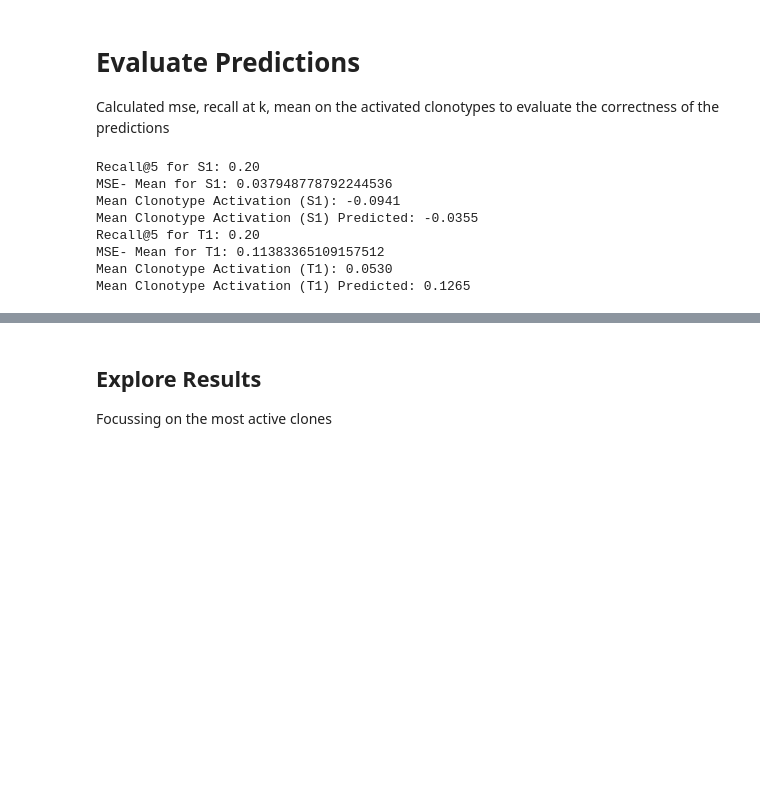
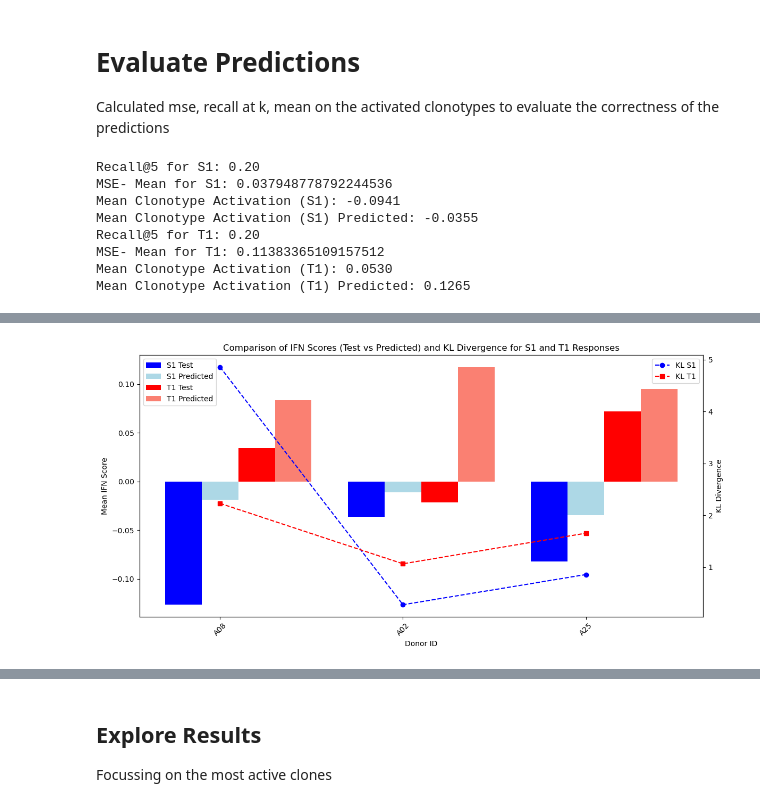
Before and after one commit to SchubertLab/VaccineSimulator, a Jupyter notebook: notebooks/model_notebooks/pipeline_donor.ipynb, the cells around one changed output, grey strips where cells are left out. Drawn from its saved outputs; the diff is of its cells as text; code cells hidden in the pictures; blank space fills up the shorter version.

```diff
--- a/notebooks/model_notebooks/pipeline_donor.ipynb
+++ b/notebooks/model_notebooks/pipeline_donor.ipynb
@@ -453,0 +652,90 @@ Mean Clonotype Activation (T1) Predicted: 0.1265
+# %%
+# Check if necessary variables are defined before proceeding
+try:
+    donor_ids
+    clonotype_to_donor
+    unique_clonotypes
+    X_aggregated
+    y_s1_aggregated
+    y_t1_aggregated
+    model_s1
+    model_t1
+    gbr_s1
+    gbr_t1
+except NameError as e:
+    raise ValueError(f"Missing required data: {e}")
+
+# Collect IFN scores (test and predicted) for each donor
+ifn_s1_test = []
+ifn_s1_pred = []
+ifn_t1_test = []
+ifn_t1_pred = []
+
+# Collect KL divergence values for each donor
+kl_s1 = []
+kl_t1 = []
+
+for donor in donor_ids:
+    # Get the indices of the clonotypes associated with the current donor
+    donor_clonotypes = [clone for clone, donor_id in clonotype_to_donor.items() if donor_id == donor]
+
+    # Get the feature and target data for the current donor's clonotypes
+    donor_mask = np.isin(unique_clonotypes, donor_clonotypes)
+    X_donor_test = X_aggregated[donor_mask]
+    y_s1_donor_test = y_s1_aggregated[donor_mask]
+    y_t1_donor_test = y_t1_aggregated[donor_mask]
+
+    # Predict responses using the model for this donor
+    y_s1_pred_donor = model_s1.predict(X_donor_test)
+    y_t1_pred_donor = model_t1.predict(X_donor_test)
+
+    # Compute IFN scores as the mean of test and predicted responses
+    ifn_s1_test.append(np.mean(y_s1_donor_test))
+    ifn_s1_pred.append(np.mean(y_s1_pred_donor))
+    ifn_t1_test.append(np.mean(y_t1_donor_test))
+    ifn_t1_pred.append(np.mean(y_t1_pred_donor))
+
+    # Compute KL divergence values
+    mu_s1_1 = torch.tensor(y_s1_donor_test.mean())
+    logvar_s1_1 = torch.tensor(np.log(np.var(y_s1_donor_test) + 1e-6))
+    mu_s1_2 = torch.tensor(y_s1_pred_donor.mean())
+    logvar_s1_2 = torch.tensor(np.log(np.var(y_s1_pred_donor) + 1e-6))
+
+    kl_s1.append(general_kl_loss(mu_s1_1, logvar_s1_1, mu_s1_2, logvar_s1_2).item())
+
+    mu_t1_1 = torch.tensor(y_t1_donor_test.mean())
+    logvar_t1_1 = torch.tensor(np.log(np.var(y_t1_donor_test) + 1e-6))
+    mu_t1_2 = torch.tensor(y_t1_pred_donor.mean())
+    logvar_t1_2 = torch.tensor(np.log(np.var(y_t1_pred_donor) + 1e-6))
+
+    kl_t1.append(general_kl_loss(mu_t1_1, logvar_t1_1, mu_t1_2, logvar_t1_2).item())
+
+# Plotting IFN scores with KL divergence overlay
+fig, ax1 = plt.subplots(figsize=(12, 6))
+x = np.arange(len(donor_ids))
+
+# Bar plot for IFN scores
+ax1.bar(x - 0.2, ifn_s1_test, width=0.2, label="S1 Test", color="blue")
+ax1.bar(x, ifn_s1_pred, width=0.2, label="S1 Predicted", color="lightblue")
+ax1.bar(x + 0.2, ifn_t1_test, width=0.2, label="T1 Test", color="red")
+ax1.bar(x + 0.4, ifn_t1_pred, width=0.2, label="T1 Predicted", color="salmon")
+
+ax1.set_xlabel("Donor ID")
+ax1.set_ylabel("Mean IFN Score")
+ax1.set_xticks(x)
+ax1.set_xticklabels(donor_ids, rotation=45)
+ax1.legend(loc="upper left")
+
+# Secondary axis for KL divergence values
+ax2 = ax1.twinx()
+ax2.plot(x, kl_s1, marker="o", color="blue", linestyle="dashed", label="KL S1")
+ax2.plot(x, kl_t1, marker="s", color="red", linestyle="dashed", label="KL T1")
+
+ax2.set_ylabel("KL Divergence")
+ax2.legend(loc="upper right")
+
+plt.title("Comparison of IFN Scores (Test vs Predicted) and KL Divergence for S1 and T1 Responses")
+plt.tight_layout()
+plt.show()
+# %% [output]
+[figure, added]
```
Also changed, not shown: parts of 13 cells of this notebook, 3 other files.
